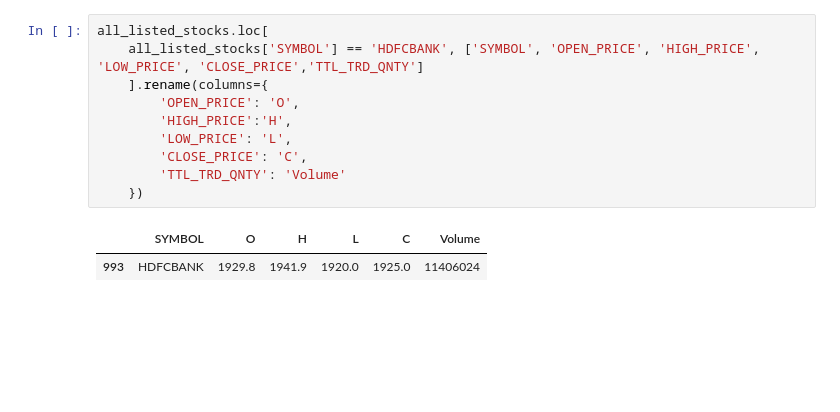
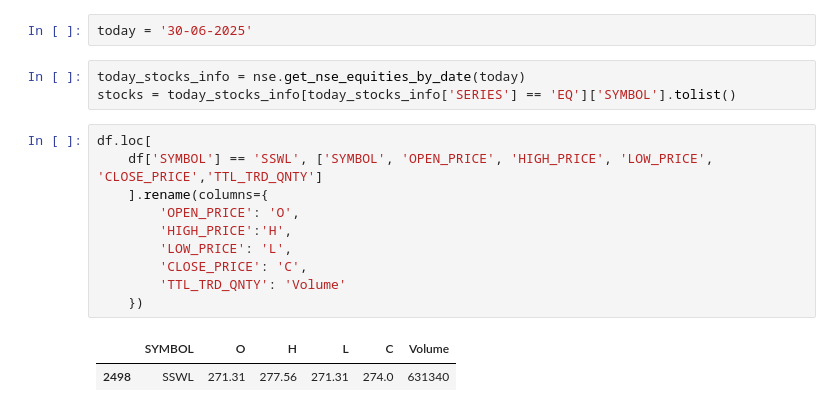
Before and after one commit to lokeshkbathina/Python-Scripts, a Jupyter notebook: swing_trading/filtering.ipynb, the cells around one changed output. Saved outputs shown, nothing was run; the diff lists cells and outputs as text; blank space fills up the shorter version.

```diff
--- a/swing_trading/filtering.ipynb
+++ b/swing_trading/filtering.ipynb
@@ -9,13 +14,18 @@ stocks = all_listed_stocks[all_listed_stocks['SERIES'] == 'EQ']['SYMBOL'].tolist
+# %%
+today = '30-06-2025'
+# %%
+today_stocks_info = nse.get_nse_equities_by_date(today)
+stocks = today_stocks_info[today_stocks_info['SERIES'] == 'EQ']['SYMBOL'].tolist()
 # %%
-all_listed_stocks.loc[
-    all_listed_stocks['SYMBOL'] == 'HDFCBANK', ['SYMBOL', 'OPEN_PRICE', 'HIGH_PRICE', 'LOW_PRICE', 'CLOSE_PRICE','TTL_TRD_QNTY']
+df.loc[
+    df['SYMBOL'] == 'SSWL', ['SYMBOL', 'OPEN_PRICE', 'HIGH_PRICE', 'LOW_PRICE', 'CLOSE_PRICE','TTL_TRD_QNTY']
     ].rename(columns={
         'OPEN_PRICE': 'O',
         'HIGH_PRICE':'H',
         'LOW_PRICE': 'L',
         'CLOSE_PRICE': 'C',
         'TTL_TRD_QNTY': 'Volume'
     })
 # %% [output]
 |  | SYMBOL | O | H | L | C | Volume |
-| 993 | HDFCBANK | 1929.8 | 1941.9 | 1920.0 | 1925.0 | 11406024 |
+| 2498 | SSWL | 271.31 | 277.56 | 271.31 | 274.0 | 631340 |
```
Also changed, not shown: parts of 23 cells of this notebook.
